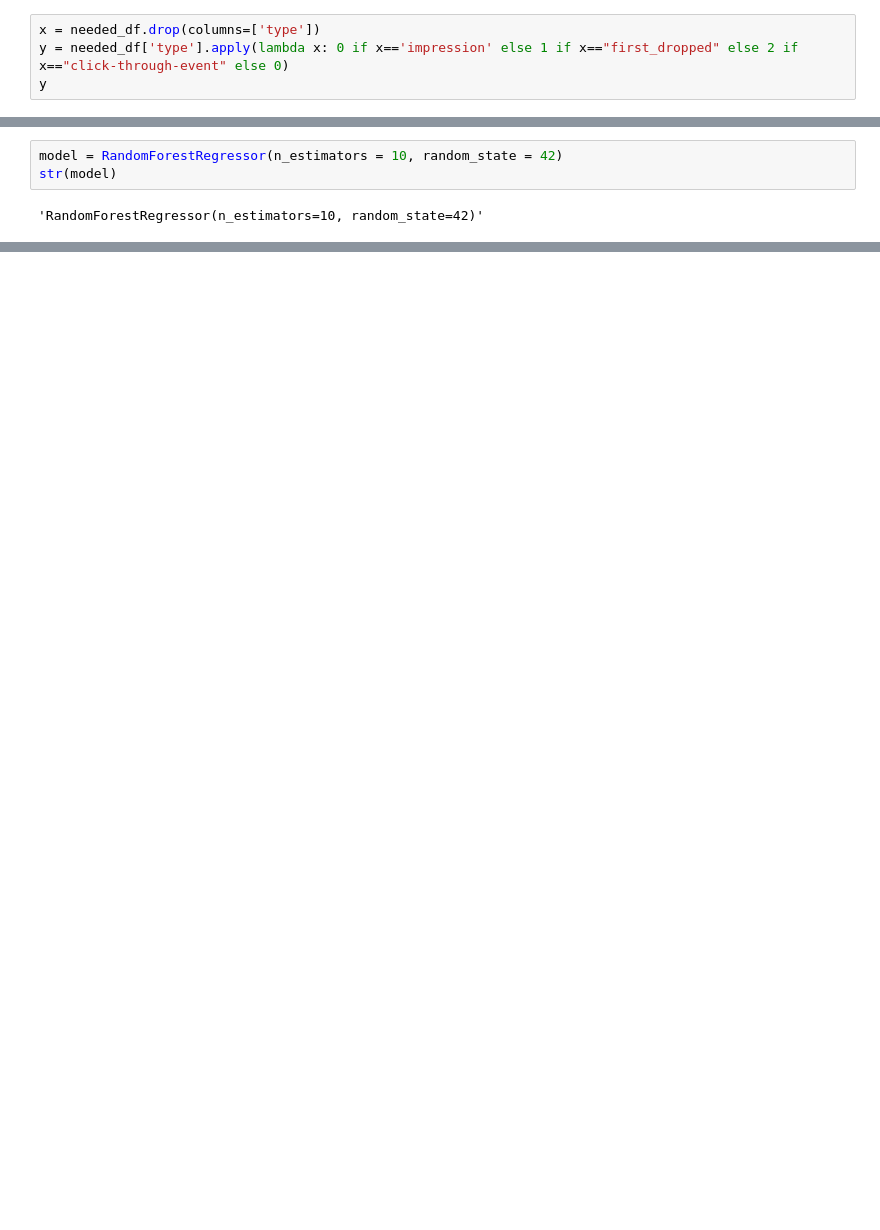
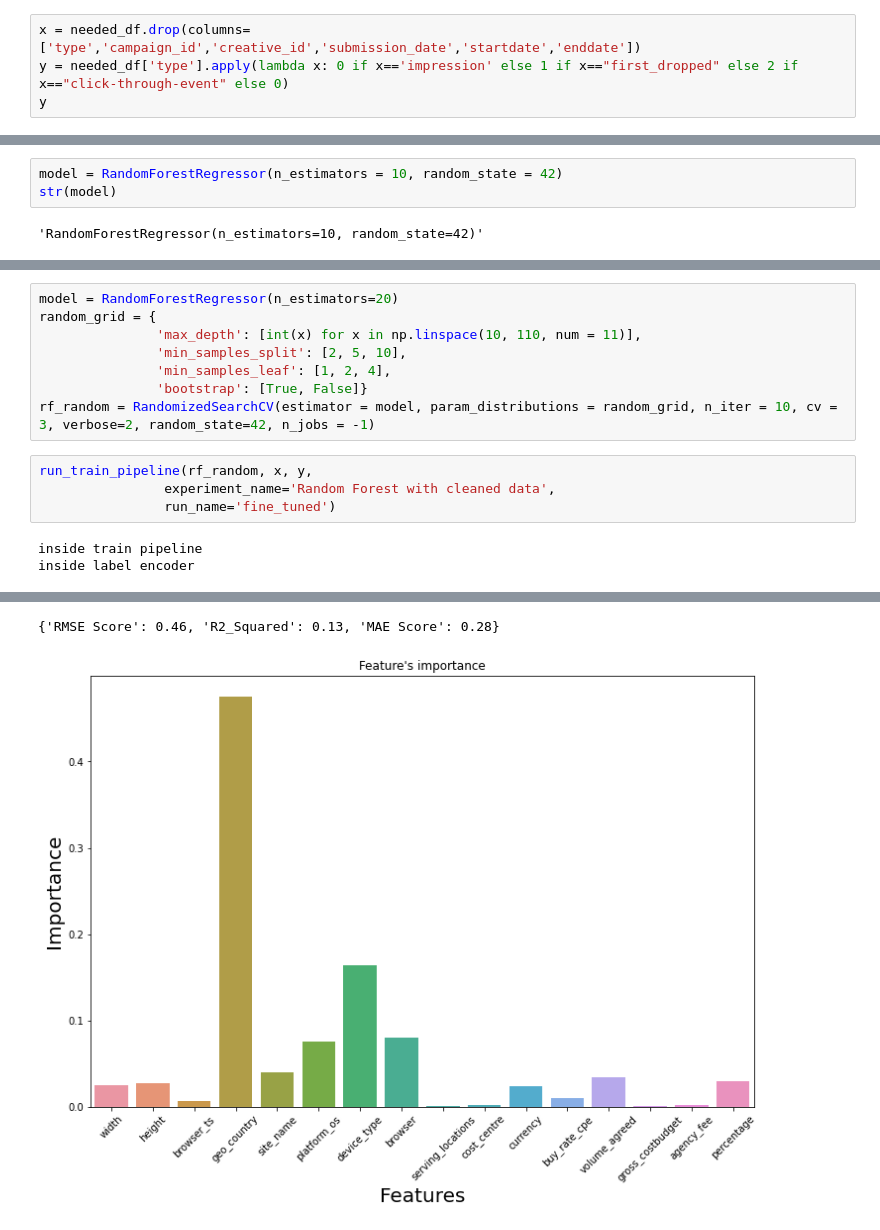
Before and after one commit to tesfayealex/AD-DS-Challenge, a Jupyter notebook: notebooks/EDA.ipynb, the cells around one changed output, grey strips where cells are left out. Cells and saved outputs as stored; diff of their text form; blank space fills up the shorter version.

```diff
--- a/notebooks/EDA.ipynb
+++ b/notebooks/EDA.ipynb
@@ -425,7 +448,7 @@ import sys
 sys.path.append("../scripts")
 from ml_pipeline import run_train_pipeline,dvc_get_data
 # %%
-x = needed_df.drop(columns=['type'])
+x = needed_df.drop(columns=['type','campaign_id','creative_id','submission_date','startdate','enddate'])
 y = needed_df['type'].apply(lambda x: 0 if x=='impression' else 1 if x=="first_dropped" else 2 if x=="click-through-event" else 0)
 y
 # %% [output]
@@ -467,0 +491,15 @@ Run - sixth_run is logged to Experiment - Random Forest with cleaned data
+# %%
+model = RandomForestRegressor(n_estimators=20)
+random_grid = {
+               'max_depth': [int(x) for x in np.linspace(10, 110, num = 11)],
+               'min_samples_split': [2, 5, 10],
+               'min_samples_leaf': [1, 2, 4],
+               'bootstrap': [True, False]}
+rf_random = RandomizedSearchCV(estimator = model, param_distributions = random_grid, n_iter = 10, cv = 3, verbose=2, random_state=42, n_jobs = -1)
+# %%
+run_train_pipeline(rf_random, x, y,
+                experiment_name='Random Forest with cleaned data',
+                run_name='fine_tuned')
+# %% [output]
+inside train pipeline
+inside label encoder
@@ -467,0 +533,2 @@ Run - sixth_run is logged to Experiment - Random Forest with cleaned data
+{'RMSE Score': 0.46, 'R2_Squared': 0.13, 'MAE Score': 0.28}
+[figure, added]
```
Also changed, not shown: parts of 16 cells of this notebook, 2 other files.
